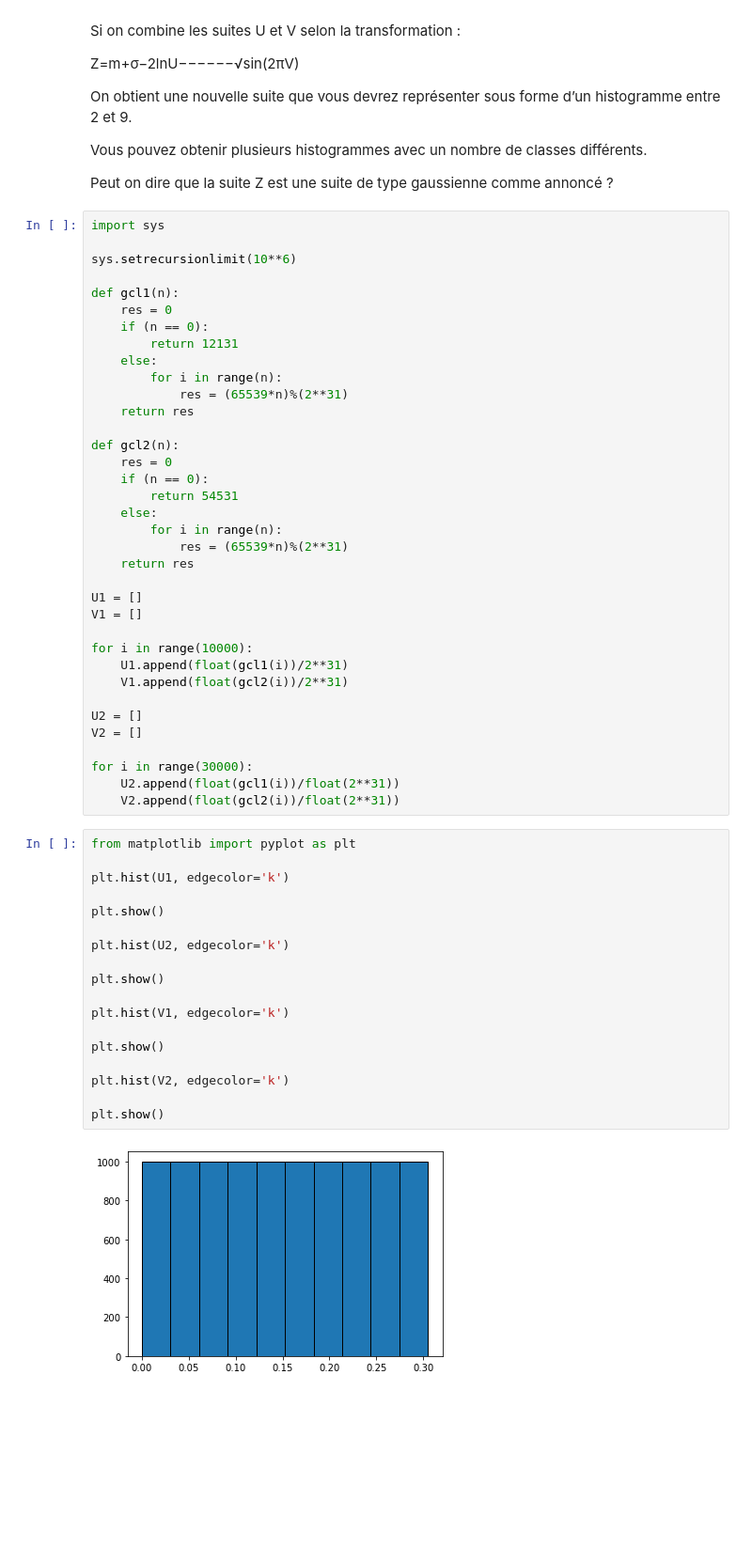
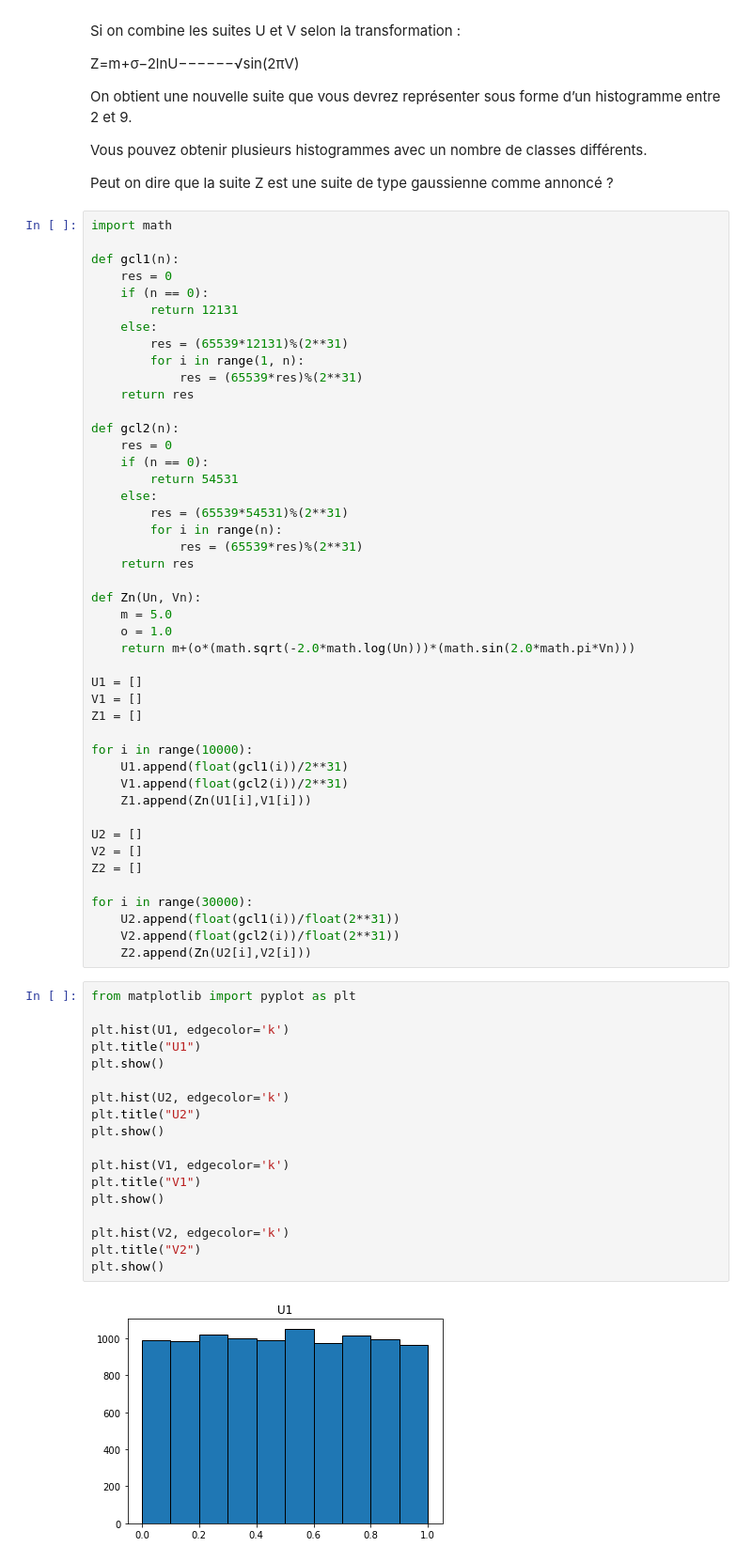
Before and after one commit to GeikenPack/Cours, a Jupyter notebook: S3/PRST/PRST-Projet.ipynb, the cells around one changed output. Shown at 94% size. Saved outputs shown, nothing was run; the diff lists cells and outputs as text; blank space fills up the shorter version.

```diff
--- a/S3/PRST/PRST-Projet.ipynb
+++ b/S3/PRST/PRST-Projet.ipynb
@@ -40,17 +40,16 @@ Vous pouvez obtenir plusieurs histogrammes avec un nombre de classes différents
 
 Peut on dire que la suite Z est une suite de type gaussienne comme annoncé ?
 # %%
-import sys
-
-sys.setrecursionlimit(10**6)
+import math
 
 def gcl1(n):
     res = 0
     if (n == 0):
         return 12131
     else:
-        for i in range(n):
-            res = (65539*n)%(2**31)
+        res = (65539*12131)%(2**31)
+        for i in range(1, n):
+            res = (65539*res)%(2**31)
     return res
 
 def gcl2(n):
@@ -58,40 +57,50 @@ def gcl2(n):
     if (n == 0):
         return 54531
     else:
+        res = (65539*54531)%(2**31)
         for i in range(n):
-            res = (65539*n)%(2**31)
+            res = (65539*res)%(2**31)
     return res
+
+def Zn(Un, Vn):
+    m = 5.0
+    o = 1.0
+    return m+(o*(math.sqrt(-2.0*math.log(Un)))*(math.sin(2.0*math.pi*Vn)))
 
 U1 = []
 V1 = []
+Z1 = []
 
 for i in range(10000):
     U1.append(float(gcl1(i))/2**31)
     V1.append(float(gcl2(i))/2**31)
+    Z1.append(Zn(U1[i],V1[i]))
 
 U2 = []
 V2 = []
+Z2 = []
 
 for i in range(30000):
     U2.append(float(gcl1(i))/float(2**31))
     V2.append(float(gcl2(i))/float(2**31))
+    Z2.append(Zn(U2[i],V2[i]))
 # %%
 from matplotlib import pyplot as plt
 
 plt.hist(U1, edgecolor='k')
-
+plt.title("U1")
 plt.show()
 
 plt.hist(U2, edgecolor='k')
-
+plt.title("U2")
 plt.show()
 
 plt.hist(V1, edgecolor='k')
-
+plt.title("V1")
 plt.show()
 
 plt.hist(V2, edgecolor='k')
-
+plt.title("V2")
 plt.show()
 # %% [output]
-[figure, old version]
+[figure, new version]
```
Also changed, not shown: parts of 4 cells of this notebook, 13 other files.
